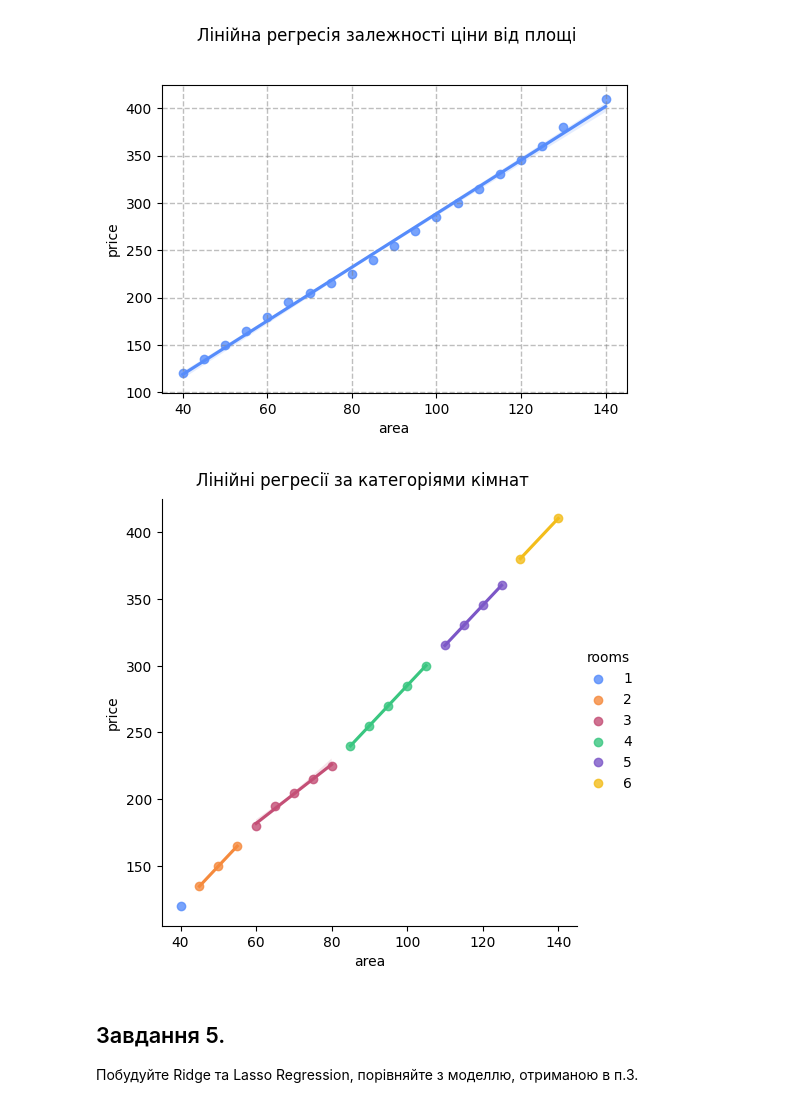
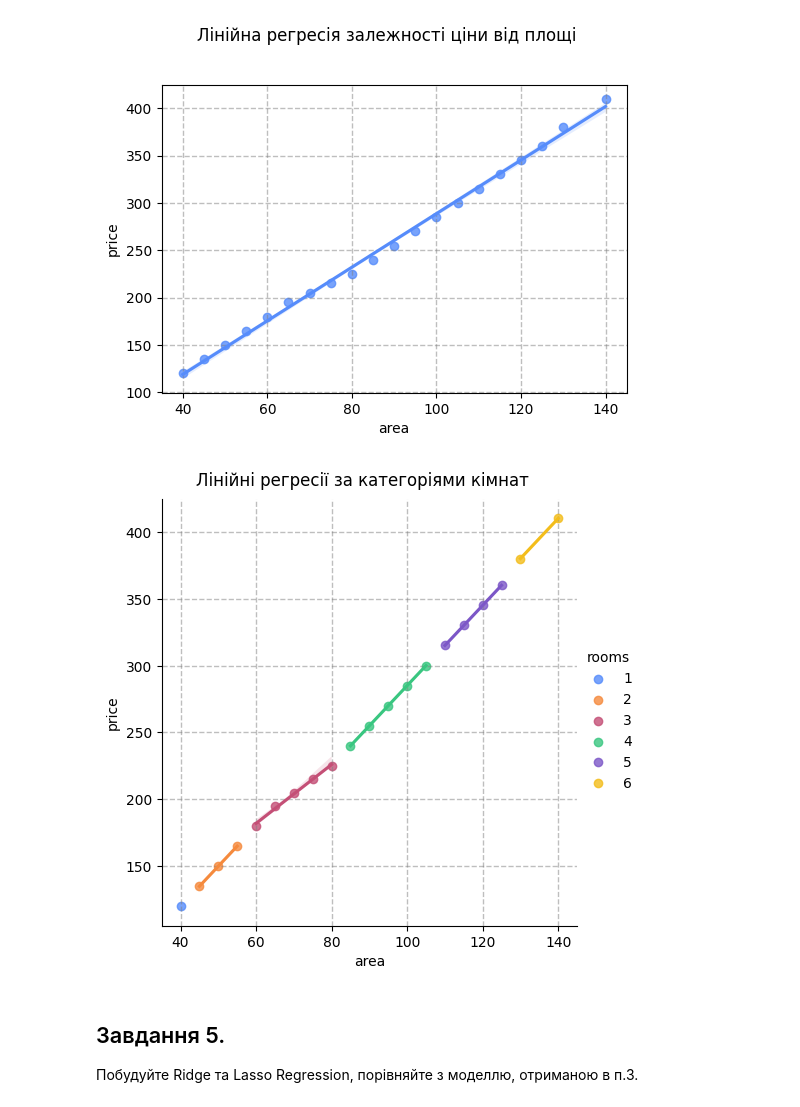
Before and after one commit to BogdanPinchuk/DataScience-PBY_HW10, a Jupyter notebook: Bohdan_Pinchuk_DS_HW10.ipynb, the cells around one changed output. Drawn from its saved outputs; the diff is of its cells as text; code cells hidden in the pictures.

```diff
--- a/Bohdan_Pinchuk_DS_HW10.ipynb
+++ b/Bohdan_Pinchuk_DS_HW10.ipynb
@@ -796,19 +796,21 @@ plt.show()
 # %%
 # Graphic results
 
 import seaborn as sns
 import matplotlib.pyplot as plt
 
 # Input data
 
 # Solution
 sns.lmplot(data=df, x=area_col_name, y=price_col_name, hue=rooms_col_name)
 
+plt.grid(axis='both', visible=True, which='major', ls='--', linewidth=1.0, color='tab:gray')
+
 plt.suptitle("Лінійні регресії за категоріями кімнат", y=1.025)
 
 plt.show()
 # %% [output]
-[figure, old version]
+[figure, new version]
 # %% [markdown]
 ## Завдання 5.
 
```
